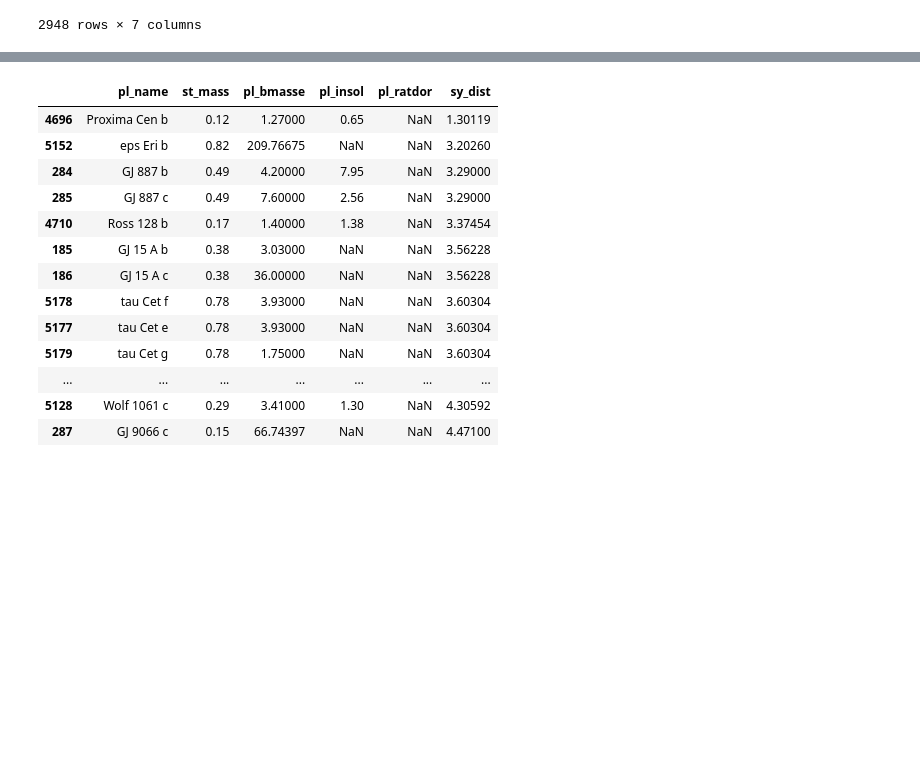
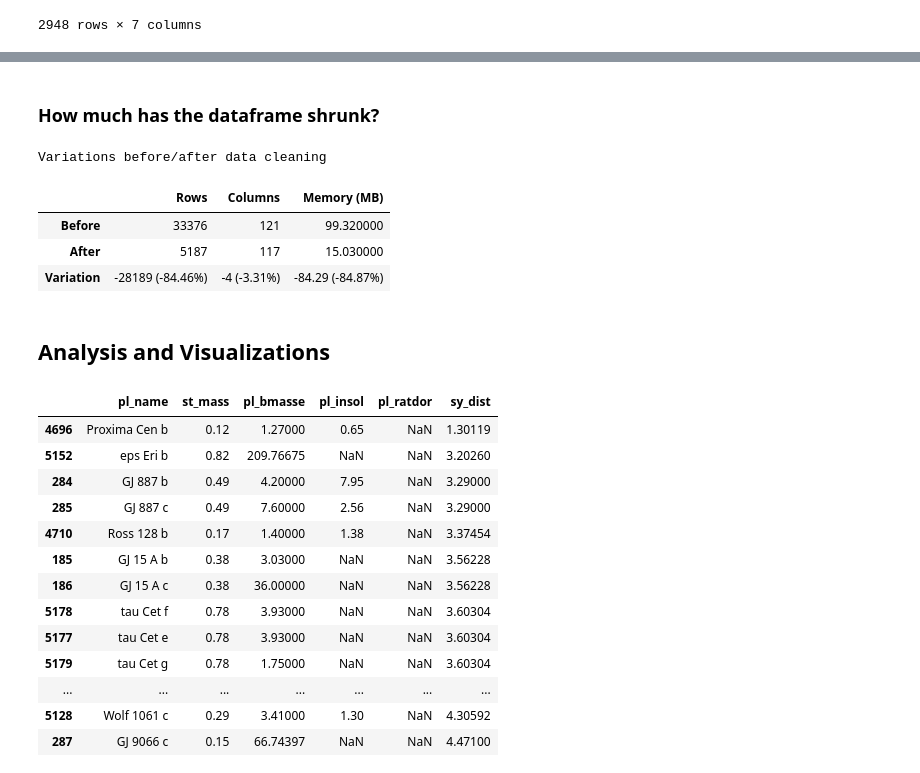
Before and after one commit to Kartmaan/Exoplanets, a Jupyter notebook: exoplanets.ipynb, the cells around one changed output, grey strips where cells are left out. Cells and saved outputs as stored; diff of their text form; code cells hidden in the pictures; blank space fills up the shorter version.

```diff
--- a/exoplanets.ipynb
+++ b/exoplanets.ipynb
@@ -159,3 +196,6 @@ The descriptions of all the columns we have chosen to keep are listed in the fil
+# %%
+df_mem_before = mem(df, unit='MB')
+df_shape_before = df.shape
 # %% [markdown]
 ### Duplicates
 # %%
@@ -251,0 +312,9 @@ df.columns[-1]
+# %%
+import re
+
+def clean(x):
+    x = x.replace(';', '')
+    return(int(x))
+
+df['pl_ntranspec'] = df['pl_ntranspec'].apply(clean)
+df['pl_ntranspec']
@@ -462,3 +524,56 @@ perc(df.shape[0], mass_filter.shape[0])
+# %% [markdown]
+### How much has the dataframe shrunk?
+# %%
+# Rows
+rows_var_val = df_shape_before[0] - df.shape[0]
+rows_var_rate = perc_var(df_shape_before[0], df.shape[0])
+
+# Columns
+cols_var_val = df_shape_before[1] - df.shape[1]
+cols_var_rate = perc_var(df_shape_before[1], df.shape[1])
+
+# Memory
+df_mem_now = mem(df, unit='MB')
+mem_var_val = df_mem_before - df_mem_now
+mem_var_rate = perc_var(df_mem_before, df_mem_now)
+
+# Data structuration
+before = (
+    df_shape_before[0],
+    df_shape_before[1],
+    round(df_mem_before, 2)
+    )
+
+after = (
+    df.shape[0],
+    df.shape[1],
+    round(df_mem_now, 2)
+    )
+
+varia = (
+    f"-{rows_var_val} ({round(rows_var_rate, 2)}%)",
+    f"-{cols_var_val} ({round(cols_var_rate, 2)}%)",
+    f"-{round(mem_var_val, 2)} ({round(mem_var_rate, 2)}%)"
+    )
+
+change_list = [before, after, varia]
+
+# Dataframe creation
+variation_df = pd.DataFrame(
+    change_list,
+    columns=['Rows', 'Columns', 'Memory (MB)'],
+    index=['Before', 'After', 'Variation']
+    )
+
+variation_df.style.set_caption("Variations before/after data cleaning")
+# %% [output]
+Variations before/after data cleaning
+|  | Rows | Columns | Memory (MB) |
+| Before | 33376 | 121 | 99.320000 |
+| After | 5187 | 117 | 15.030000 |
+| Variation | -28189 (-84.46%) | -4 (-3.31%) | -84.29 (-84.87%) |
+# %% [markdown]
+## Analysis and Visualizations
 # %%
 test = df.loc[df['sy_dist'] <= 4.6].sort_values('sy_dist')
 test[[
```
Also changed, not shown: parts of 24 cells of this notebook.
